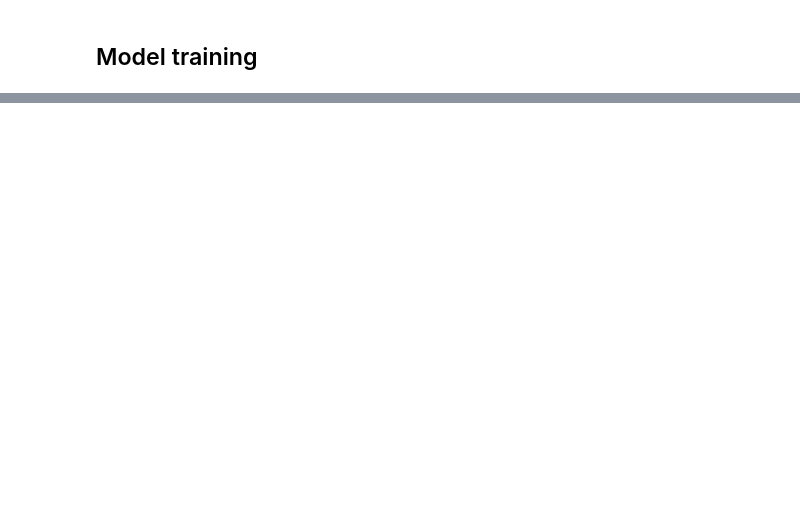
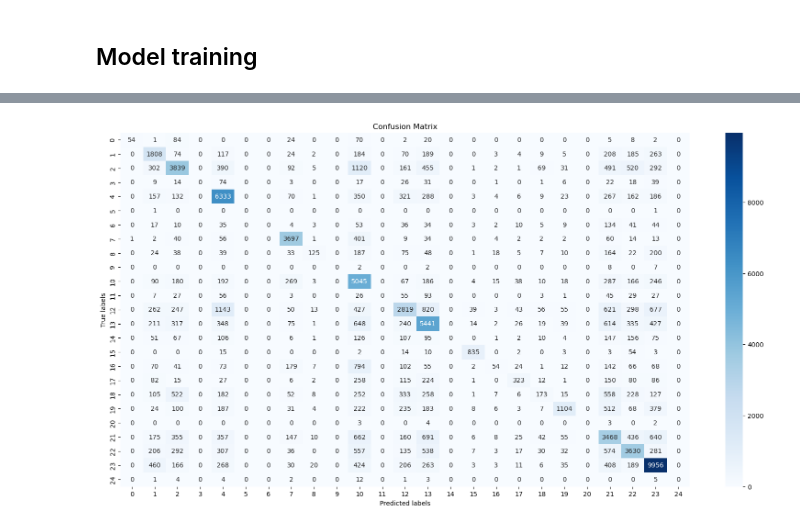
Before and after one commit to lucamodica/grape-project, a Jupyter notebook: model-train.ipynb, the cells around one changed output, grey strips where cells are left out. Drawn from its saved outputs; the diff is of its cells as text; code cells hidden in the pictures; blank space fills up the shorter version.

```diff
--- a/model-train.ipynb
+++ b/model-train.ipynb
@@ -158,0 +303,19 @@ KeyError: 4
+# %%
+device = torch.device('cuda' if torch.cuda.is_available() else 'cpu')
+data = data.to(device)
+train_ratio = 0.8
+val_ratio = 0.1
+
+
+train_loader, val_loader, _ = train_test_split_graph(data, train_ratio, val_ratio)
+
+# Initialize the model and optimizer
+model = GAT(in_channels=data.num_node_features, hidden_channels=64, out_channels=data.num_classes).to(device)
+optimizer = torch.optim.Adam(model.parameters(), lr=0.01)
+
+# Training loop
+for epoch in range(1, 4):
+    loss, acc = train_epoch(model, optimizer, train_loader, device)
+    # val_acc = evaluate(model, val_loader, device, data)
+    # print(f'Epoch: {epoch:02d}, Loss: {loss:.4f}, Train Acc: {train_acc:.4f}, Val Acc: {val_acc:.4f}')
+    print(f'Epoch: {epoch:02d}, Loss: {loss:.4f}, Train Acc: {acc:.4f}')
@@ -158,0 +341,15 @@ KeyError: 4
+# %%
+# display the confusion matrix
+from sklearn.metrics import confusion_matrix
+import seaborn as sns
+
+y_true, y_pred = confusion_matrixx(model, val_loader, device, data)
+cm = confusion_matrix(y_true.cpu(), y_pred.cpu())
+plt.figure(figsize=(20, 10))
+sns.heatmap(cm, annot=True, fmt='d', cmap='Blues')
+plt.xlabel('Predicted labels')
+plt.ylabel('True labels')
+plt.title('Confusion Matrix')
+plt.show()
+# %% [output]
+[figure, added]
```
Also changed, not shown: parts of 13 cells of this notebook, 1 other file.
